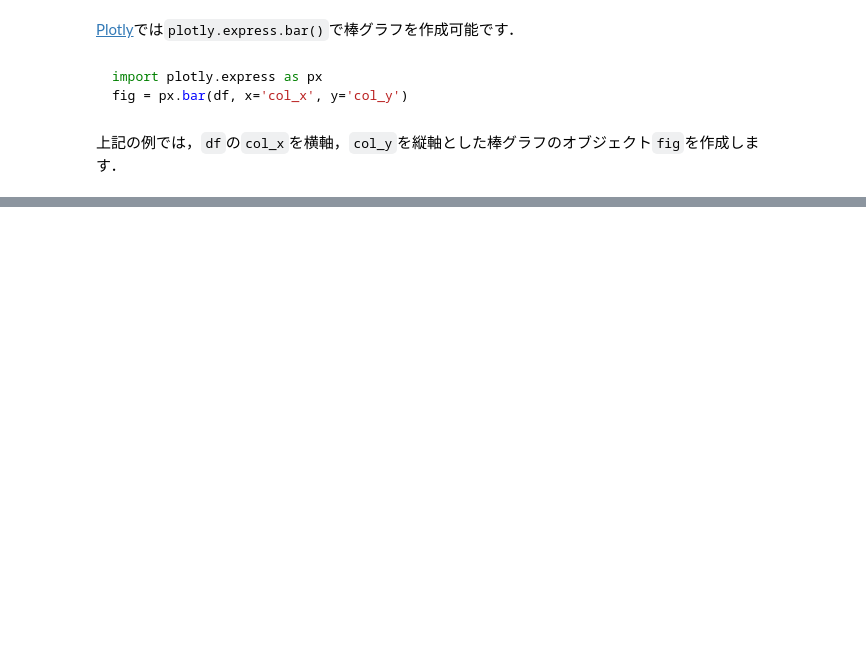
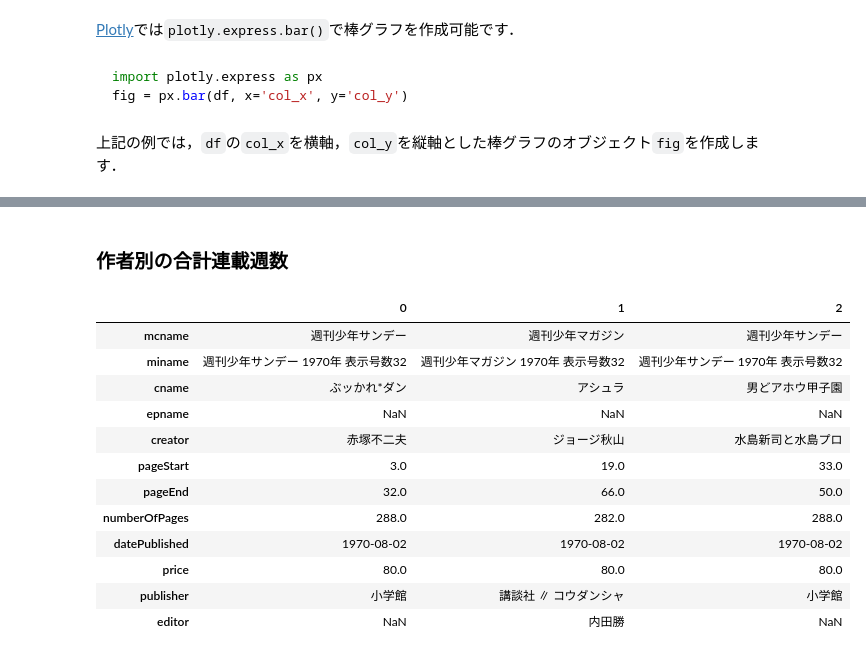
Before and after one commit to kakeami/viz-madb, a Jupyter notebook: _sources/charts4amounts/bars.ipynb, the cells around one changed output, grey strips where cells are left out. Cells and saved outputs as stored; diff of their text form; code cells hidden in the pictures; blank space fills up the shorter version.

```diff
--- a/_sources/charts4amounts/bars.ipynb
+++ b/_sources/charts4amounts/bars.ipynb
@@ -22,0 +44,18 @@ fig = px.bar(df, x='col_x', y='col_y')
+# %% [markdown]
+### 作者別の合計連載週数
+# %%
+df.head(3).T
+# %% [output]
+|  | 0 | 1 | 2 |
+| mcname | 週刊少年サンデー | 週刊少年マガジン | 週刊少年サンデー |
+| miname | 週刊少年サンデー 1970年 表示号数32 | 週刊少年マガジン 1970年 表示号数32 | 週刊少年サンデー 1970年 表示号数32 |
+| cname | ぶッかれ*ダン | アシュラ | 男どアホウ甲子園 |
+| epname | NaN | NaN | NaN |
+| creator | 赤塚不二夫 | ジョージ秋山 | 水島新司と水島プロ |
+| pageStart | 3.0 | 19.0 | 33.0 |
+| pageEnd | 32.0 | 66.0 | 50.0 |
+| numberOfPages | 288.0 | 282.0 | 288.0 |
+| datePublished | 1970-08-02 | 1970-08-02 | 1970-08-02 |
+| price | 80.0 | 80.0 | 80.0 |
+| publisher | 小学館 | 講談社 ∥ コウダンシャ | 小学館 |
+| editor | NaN | 内田勝 | NaN |
```
Also changed, not shown: parts of 8 cells of this notebook, 2 other files.
